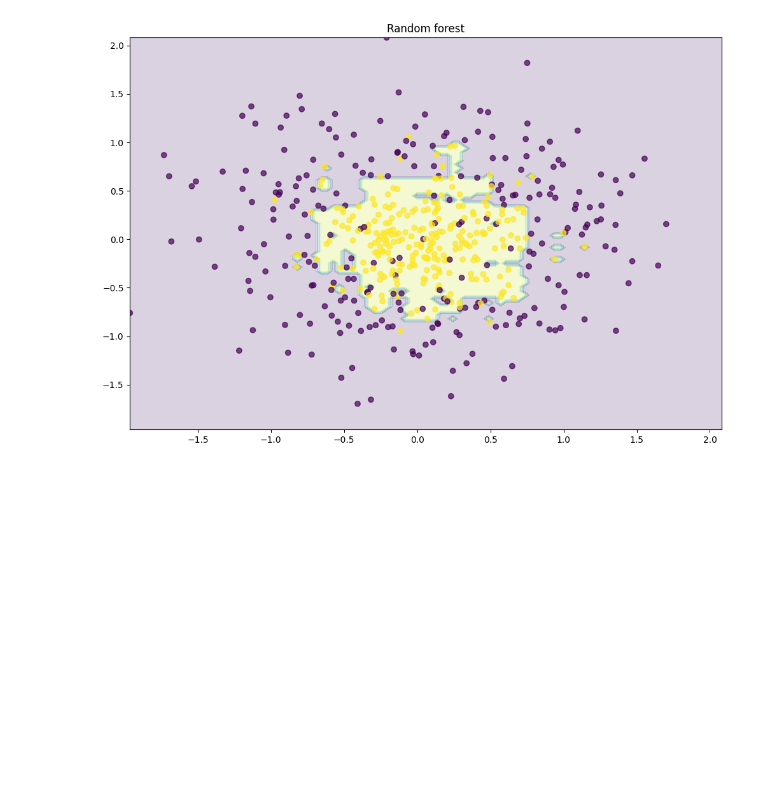
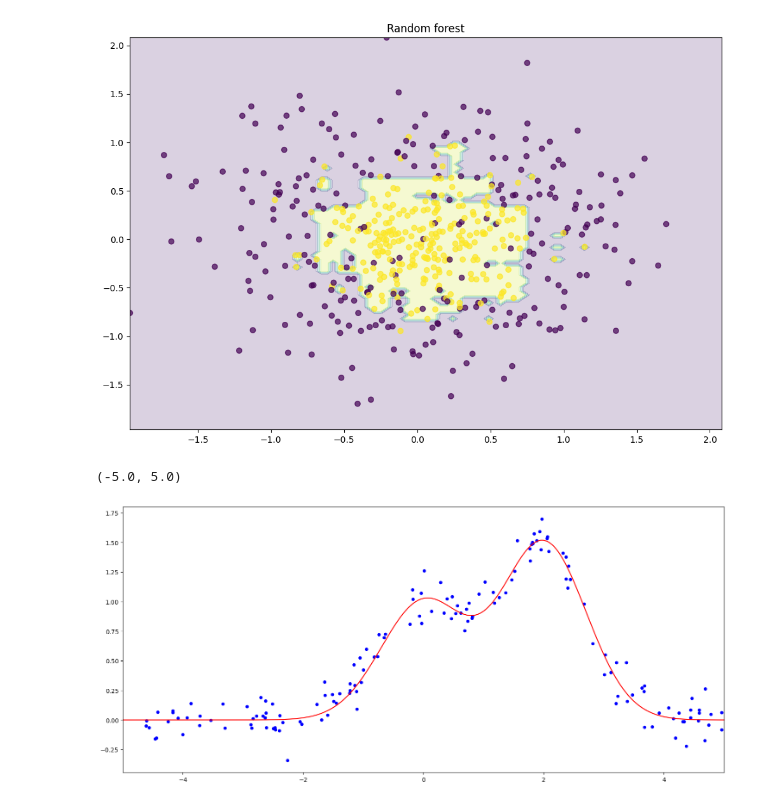
Before and after one commit to Sumangiri1312/Machine-Learning, a Jupyter notebook: 16-Ensemble Learning/Random Forest/random_forest_demo.ipynb, the cells around one changed output. Saved outputs shown, nothing was run; the diff lists cells and outputs as text; code cells hidden in the pictures; blank space fills up the shorter version.

```diff
--- a/16-Ensemble Learning/Random Forest/random_forest_demo.ipynb
+++ b/16-Ensemble Learning/Random Forest/random_forest_demo.ipynb
@@ -71,3 +71,11 @@ def generate(n_samples, noise):
 
 X_train, y_train = generate(n_samples=n_train, noise=noise)
 X_test, y_test = generate(n_samples=n_test, noise=noise)
+# %%
+plt.figure(figsize=(18, 8))
+plt.plot(X_test, f(X_test), "r")
+plt.scatter(X_train, y_train, c="b", s=20)
+plt.xlim([-5, 5])
+# %% [output]
+(-5.0, 5.0)
+[figure, added]
```
Also changed, not shown: parts of 2 cells of this notebook, 1 other file.
